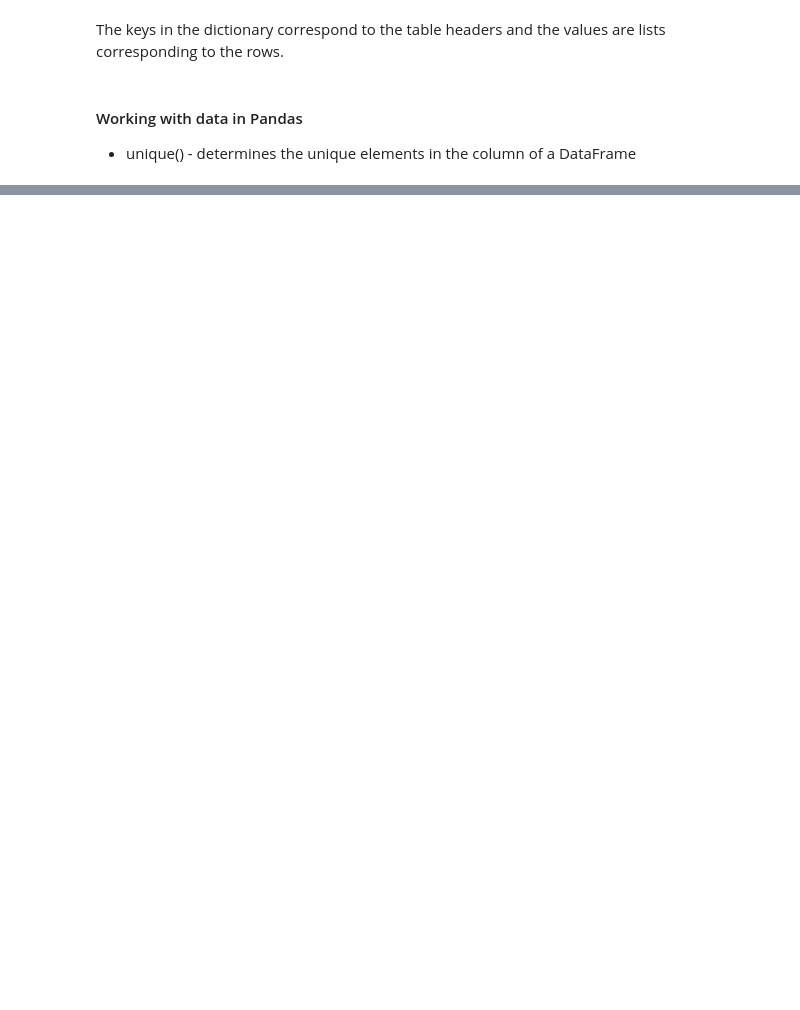
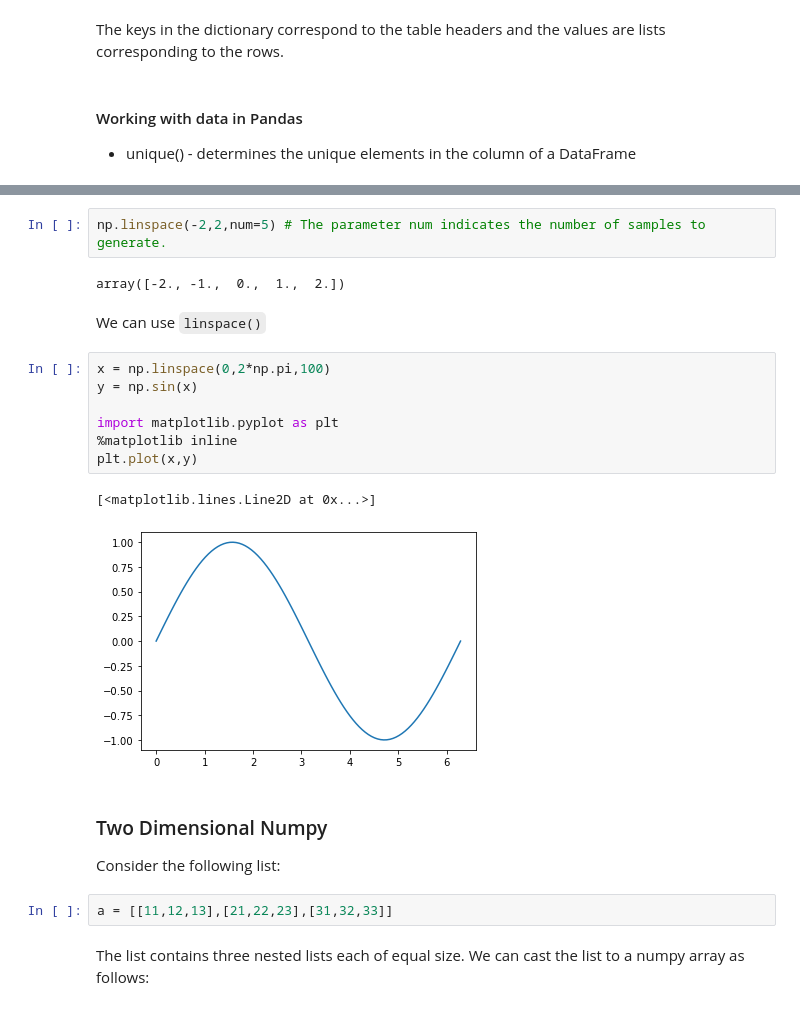
Before and after one commit to Forcystus91/IBM-Data-Science, a Jupyter notebook: Module_4/notes.ipynb, the cells around one changed output, grey strips where cells are left out. Saved outputs shown, nothing was run; the diff lists cells and outputs as text; blank space fills up the shorter version.

```diff
--- a/Module_4/notes.ipynb
+++ b/Module_4/notes.ipynb
@@ -140,0 +263,23 @@ array([1982, 1980, 1973, 1992, 1977], dtype=int64)
+# %%
+np.linspace(-2,2,num=5) # The parameter num indicates the number of samples to generate.
+# %% [output]
+array([-2., -1.,  0.,  1.,  2.])
+# %% [markdown]
+We can use <code>linspace()</code>
+# %%
+x = np.linspace(0,2*np.pi,100)
+y = np.sin(x)
+
+import matplotlib.pyplot as plt
+%matplotlib inline
+plt.plot(x,y)
+# %% [output]
+[<matplotlib.lines.Line2D at 0x...>]
+[figure, added]
+# %% [markdown]
+### Two Dimensional Numpy
+Consider the following list:
+# %%
+a = [[11,12,13],[21,22,23],[31,32,33]]
+# %% [markdown]
+The list contains three nested lists each of equal size. We can cast the list to a numpy array as follows:
```
Also changed, not shown: parts of 53 cells of this notebook, 21 other files.
